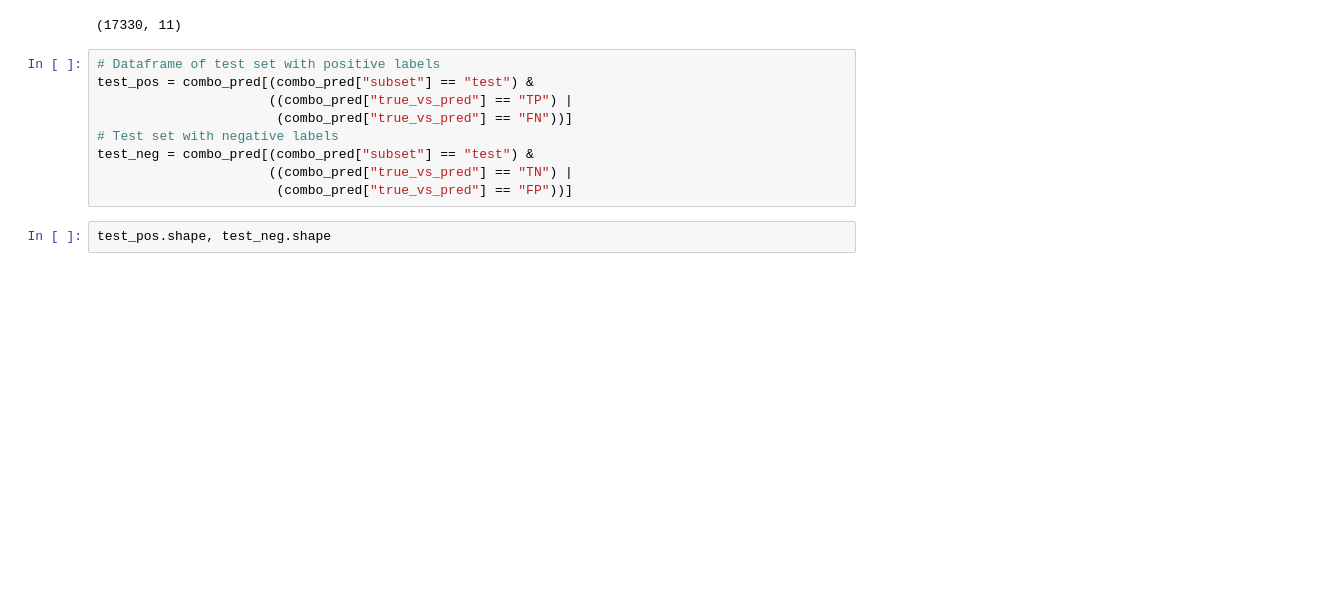
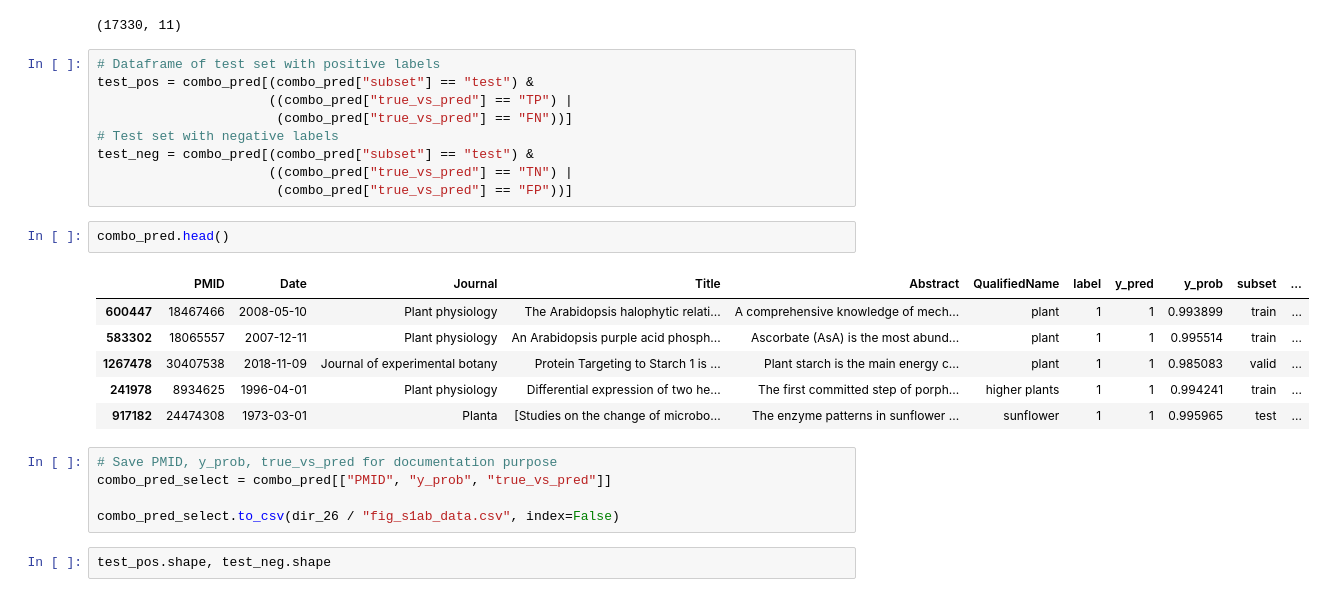
Before and after one commit to ShiuLab/plant_sci_hist, a Jupyter notebook: 2_text_classify/script_2_6_prediction_analysis.ipynb, the cells around one changed output. Cells and saved outputs as stored; diff of their text form; blank space fills up the shorter version.

```diff
--- a/2_text_classify/script_2_6_prediction_analysis.ipynb
+++ b/2_text_classify/script_2_6_prediction_analysis.ipynb
@@ -281,6 +276,20 @@ test_pos = combo_pred[(combo_pred["subset"] == "test") &
 test_neg = combo_pred[(combo_pred["subset"] == "test") &
                       ((combo_pred["true_vs_pred"] == "TN") |
                        (combo_pred["true_vs_pred"] == "FP"))]
+# %%
+combo_pred.head()
+# %% [output]
+|  | PMID | Date | Journal | Title | Abstract | QualifiedName | label | y_pred | y_prob | subset | ... |
+| 600447 | 18467466 | 2008-05-10 | Plant physiology | The Arabidopsis halophytic relati... | A comprehensive knowledge of mech... | plant | 1 | 1 | 0.993899 | train | ... |
+| 583302 | 18065557 | 2007-12-11 | Plant physiology | An Arabidopsis purple acid phosph... | Ascorbate (AsA) is the most abund... | plant | 1 | 1 | 0.995514 | train | ... |
+| 1267478 | 30407538 | 2018-11-09 | Journal of experimental botany | Protein Targeting to Starch 1 is ... | Plant starch is the main energy c... | plant | 1 | 1 | 0.985083 | valid | ... |
+| 241978 | 8934625 | 1996-04-01 | Plant physiology | Differential expression of two he... | The first committed step of porph... | higher plants | 1 | 1 | 0.994241 | train | ... |
+| 917182 | 24474308 | 1973-03-01 | Planta | [Studies on the change of microbo... | The enzyme patterns in sunflower ... | sunflower | 1 | 1 | 0.995965 | test | ... |
+# %%
+# Save PMID, y_prob, true_vs_pred for documentation purpose
+combo_pred_select = combo_pred[["PMID", "y_prob", "true_vs_pred"]]
+
+combo_pred_select.to_csv(dir_26 / "fig_s1ab_data.csv", index=False)
 # %%
 test_pos.shape, test_neg.shape
 # %% [output]
```
Also changed, not shown: parts of 3 cells of this notebook, 2 other files.
